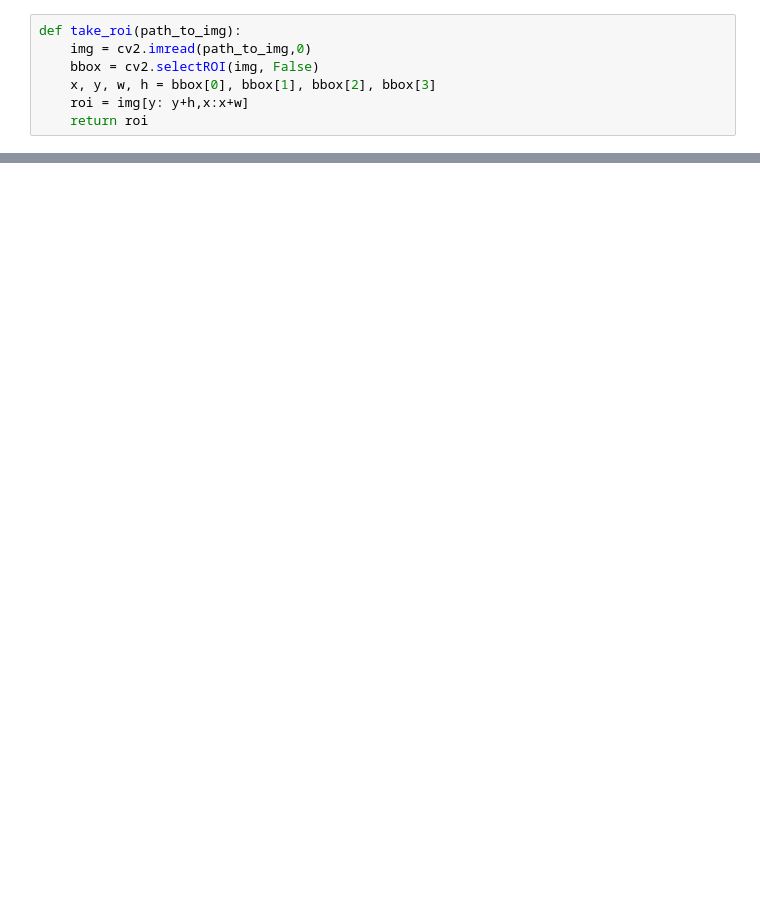
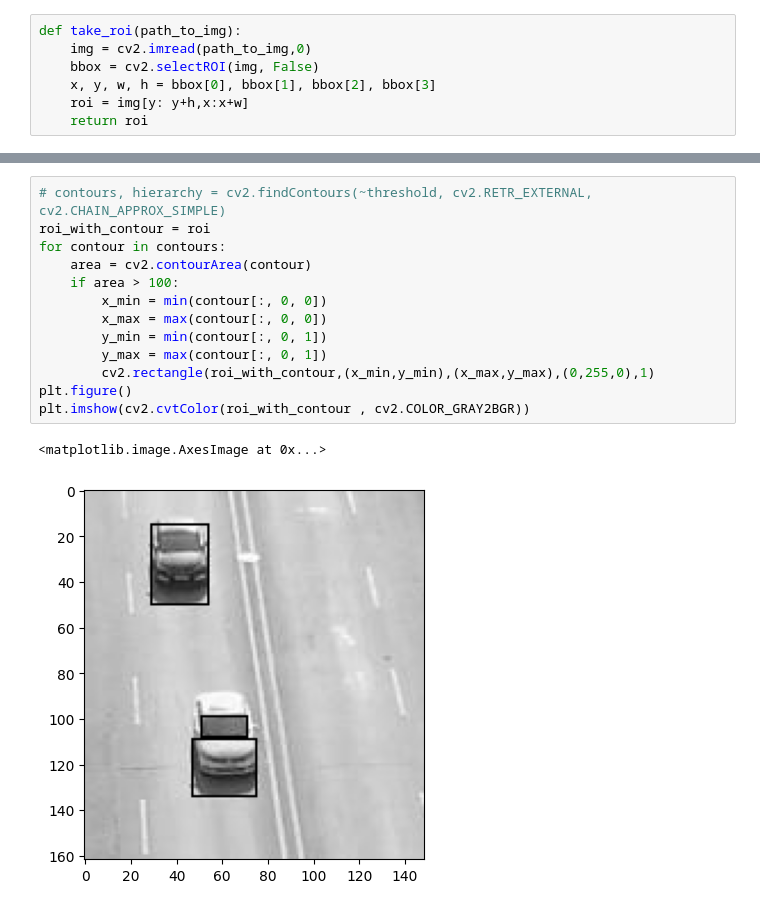
Before and after one commit to haminhtien99/object_tracking, a Jupyter notebook: no1.ipynb, the cells around one changed output, grey strips where cells are left out. Cells and saved outputs as stored; diff of their text form; blank space fills up the shorter version.

```diff
--- a/no1.ipynb
+++ b/no1.ipynb
@@ -72,0 +78,16 @@ cv2.destroyAllWindows()
+# %%
+# contours, hierarchy = cv2.findContours(~threshold, cv2.RETR_EXTERNAL, cv2.CHAIN_APPROX_SIMPLE)
+roi_with_contour = roi
+for contour in contours:
+    area = cv2.contourArea(contour)
+    if area > 100:
+        x_min = min(contour[:, 0, 0])
+        x_max = max(contour[:, 0, 0])
+        y_min = min(contour[:, 0, 1])
+        y_max = max(contour[:, 0, 1])
+        cv2.rectangle(roi_with_contour,(x_min,y_min),(x_max,y_max),(0,255,0),1)
+plt.figure()
+plt.imshow(cv2.cvtColor(roi_with_contour , cv2.COLOR_GRAY2BGR))
+# %% [output]
+<matplotlib.image.AxesImage at 0x...>
+[figure, added]
```
Also changed, not shown: parts of 8 cells of this notebook, 5 other files.
